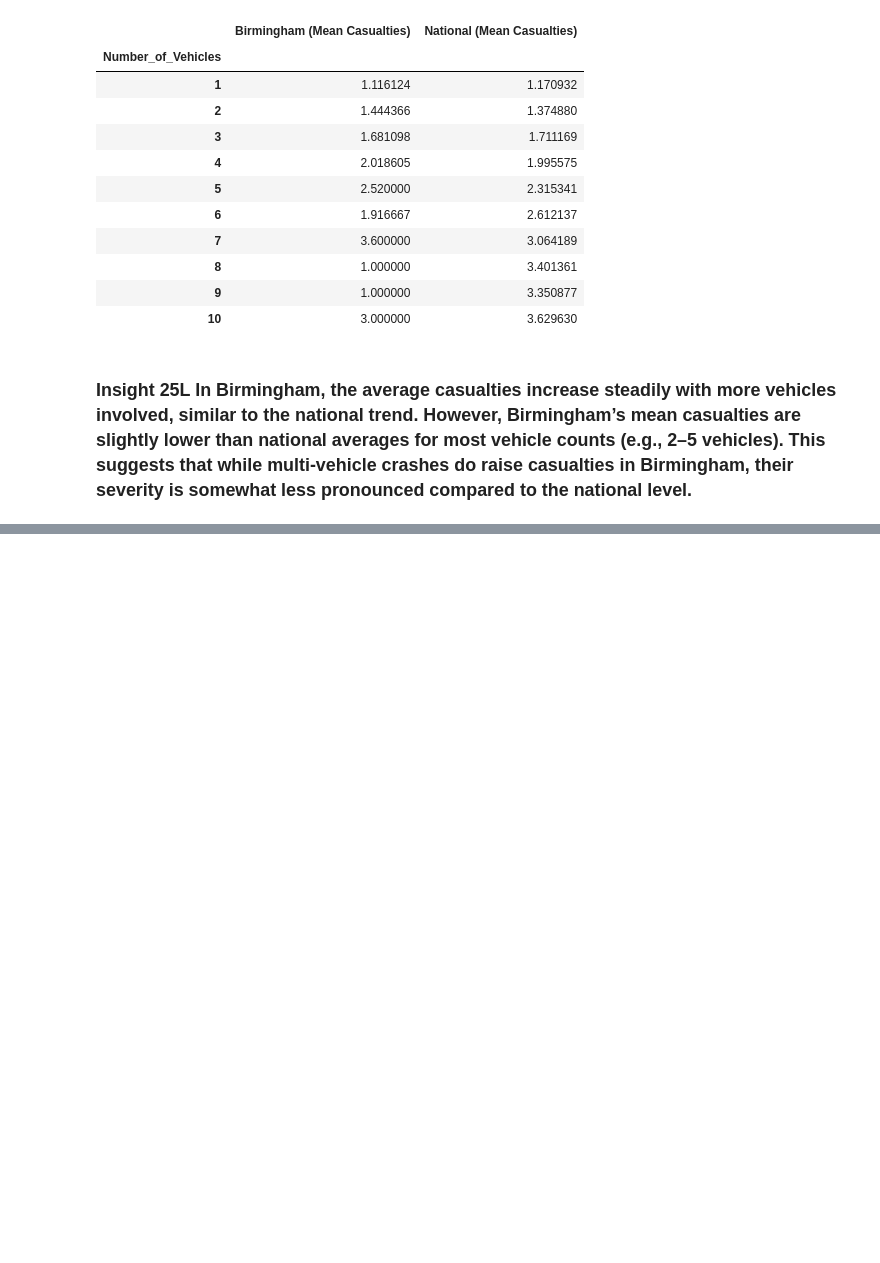
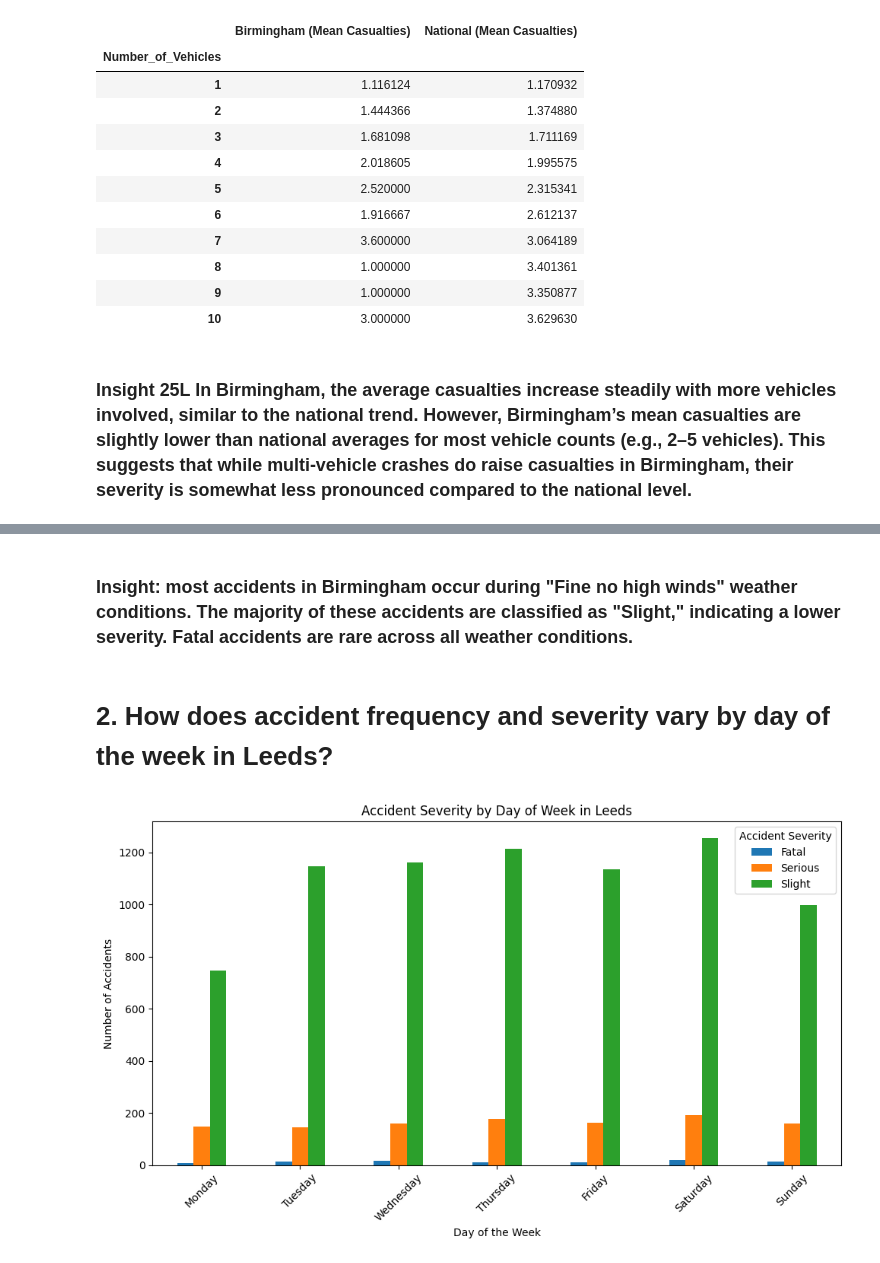
Before and after one commit to geoffreymamcer/ITELEC_Activities, a Jupyter notebook: UK ROAD ACCIDENT DATA ANALYTICS/Accident Data Analytics.ipynb, the cells around one changed output, grey strips where cells are left out. Cells and saved outputs as stored; diff of their text form; code cells hidden in the pictures; blank space fills up the shorter version.

```diff
--- a/UK ROAD ACCIDENT DATA ANALYTICS/Accident Data Analytics.ipynb
+++ b/UK ROAD ACCIDENT DATA ANALYTICS/Accident Data Analytics.ipynb
@@ -636,0 +693,28 @@ multi_compare.head(10)
+# %% [markdown]
+<h3>Insight: most accidents in Birmingham occur during "Fine no high winds" weather conditions. The majority of these accidents are classified as "Slight," indicating a lower severity. Fatal accidents are rare across all weather conditions.</h3>
+# %% [markdown]
+<h1>2. How does accident frequency and severity vary by day of the week in Leeds?</h1>
+# %%
+severity_day = (
+    leeds_df.groupby(["DayOfWeek", "Accident_Severity"])
+    .size()
+    .unstack(fill_value=0)
+)
+
+days_order = ["Monday", "Tuesday", "Wednesday", "Thursday", "Friday", "Saturday", "Sunday"]
+severity_day = severity_day.reindex(days_order)
+
+severity_day.plot(
+    kind="bar",
+    figsize=(10,6)
+)
+
+plt.title("Accident Severity by Day of Week in Leeds")
+plt.xlabel("Day of the Week")
+plt.ylabel("Number of Accidents")
+plt.legend(title="Accident Severity")
+plt.xticks(rotation=45)
+plt.tight_layout()
+plt.show()
+# %% [output]
+[figure, added]
```
Also changed, not shown: parts of 27 cells of this notebook.
